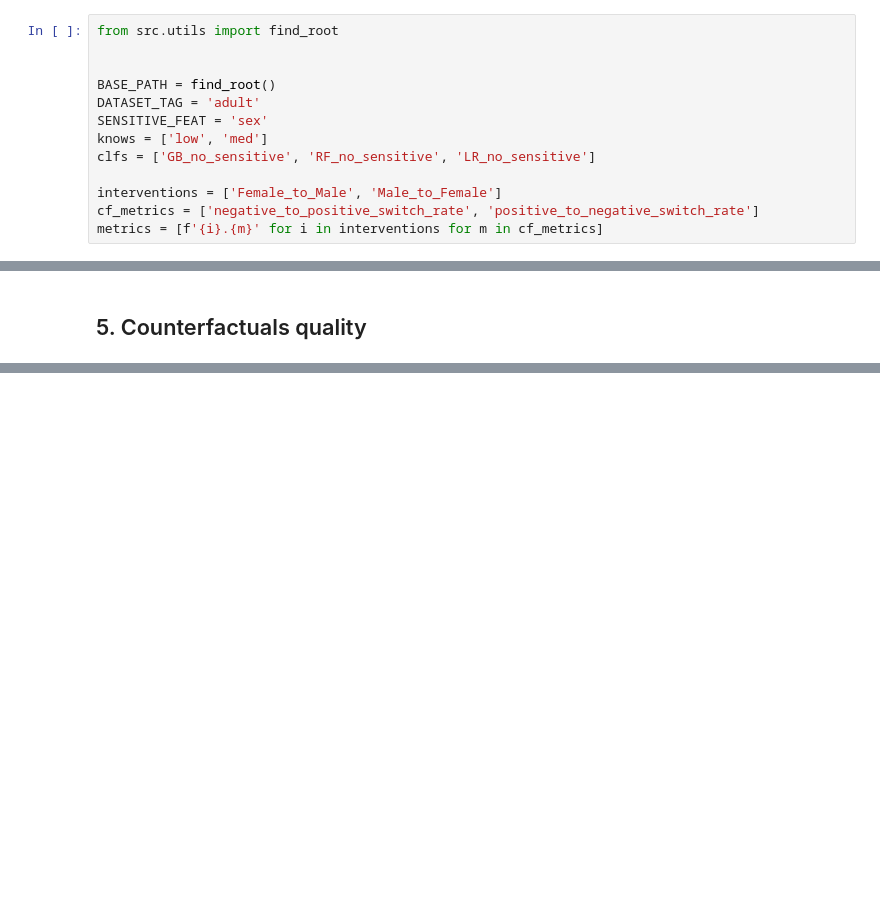
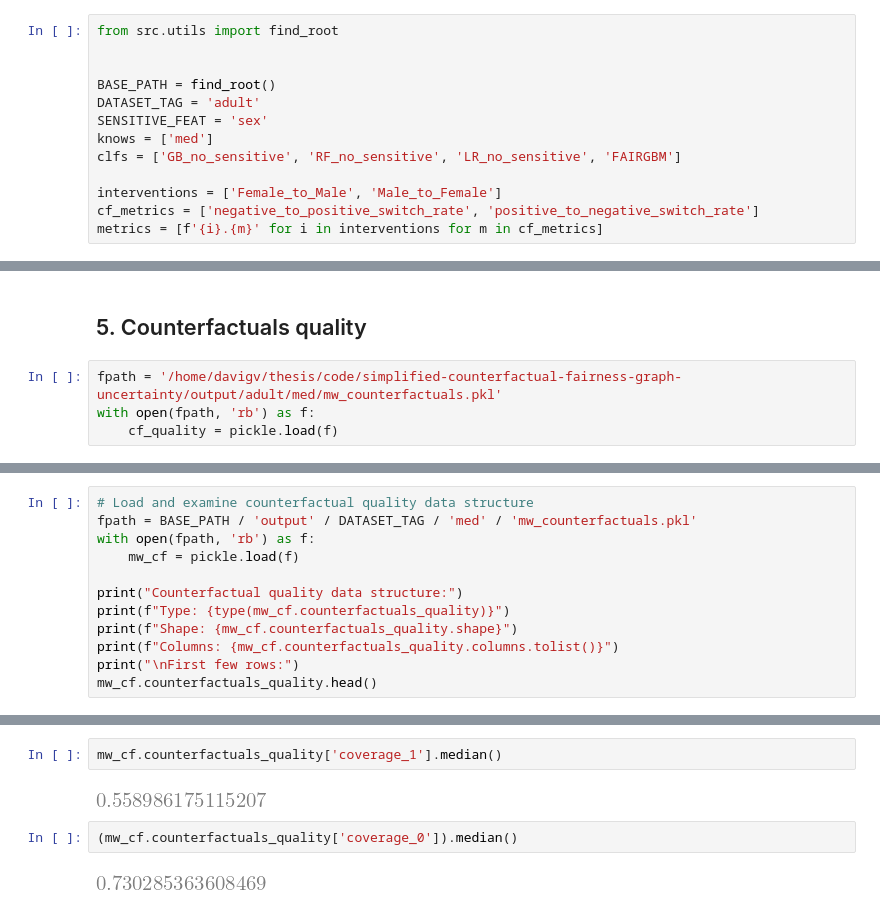
Before and after one commit to DaviGiordano/simplified-counterfactual-fairness-graph-uncertainty, a Jupyter notebook: notebooks/analyse_adult_results.ipynb, the cells around one changed output, grey strips where cells are left out. Drawn from its saved outputs; the diff is of its cells as text; blank space fills up the shorter version.

```diff
--- a/notebooks/analyse_adult_results.ipynb
+++ b/notebooks/analyse_adult_results.ipynb
@@ -46,8 +46,8 @@ from src.utils import find_root
 BASE_PATH = find_root()
 DATASET_TAG = 'adult'
 SENSITIVE_FEAT = 'sex'
-knows = ['low', 'med']
-clfs = ['GB_no_sensitive', 'RF_no_sensitive', 'LR_no_sensitive']
+knows = ['med']
+clfs = ['GB_no_sensitive', 'RF_no_sensitive', 'LR_no_sensitive', 'FAIRGBM']
 
 interventions = ['Female_to_Male', 'Male_to_Female']
 cf_metrics = ['negative_to_positive_switch_rate', 'positive_to_negative_switch_rate']
@@ -120,2 +191,6 @@ summary_df.round(4).to_clipboard(sep=';')
 # %% [markdown]
 ## 5. Counterfactuals quality
+# %%
+fpath = '/home/davigv/thesis/code/simplified-counterfactual-fairness-graph-uncertainty/output/adult/med/mw_counterfactuals.pkl'
+with open(fpath, 'rb') as f:
+    cf_quality = pickle.load(f)
@@ -136,0 +229,12 @@ cf_quality_by_know['med'].head()
+# %%
+# Load and examine counterfactual quality data structure
+fpath = BASE_PATH / 'output' / DATASET_TAG / 'med' / 'mw_counterfactuals.pkl'
+with open(fpath, 'rb') as f:
+    mw_cf = pickle.load(f)
+
+print("Counterfactual quality data structure:")
+print(f"Type: {type(mw_cf.counterfactuals_quality)}")
+print(f"Shape: {mw_cf.counterfactuals_quality.shape}")
+print(f"Columns: {mw_cf.counterfactuals_quality.columns.tolist()}")
+print("\nFirst few rows:")
+mw_cf.counterfactuals_quality.head()
@@ -136,0 +268,8 @@ cf_quality_by_know['med'].head()
+# %%
+mw_cf.counterfactuals_quality['coverage_1'].median()
+# %% [output]
+[figure, added]
+# %%
+(mw_cf.counterfactuals_quality['coverage_0']).median()
+# %% [output]
+[figure, added]
```
Also changed, not shown: parts of 27 cells of this notebook, 13 other files.
